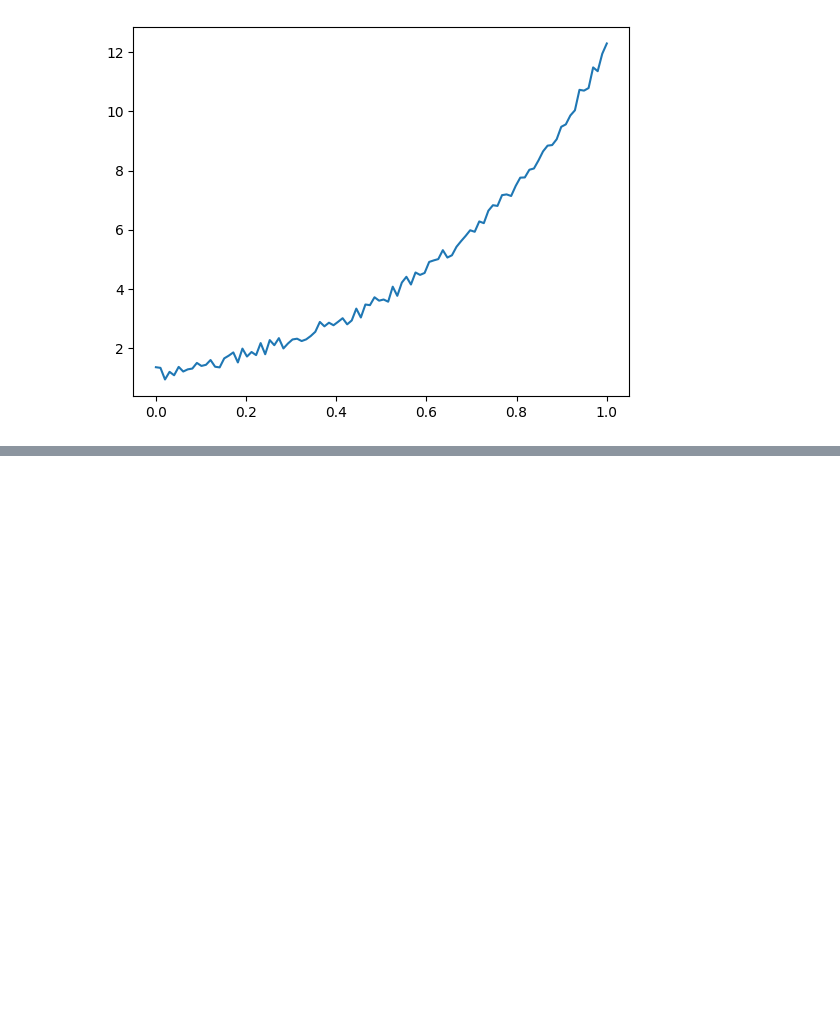
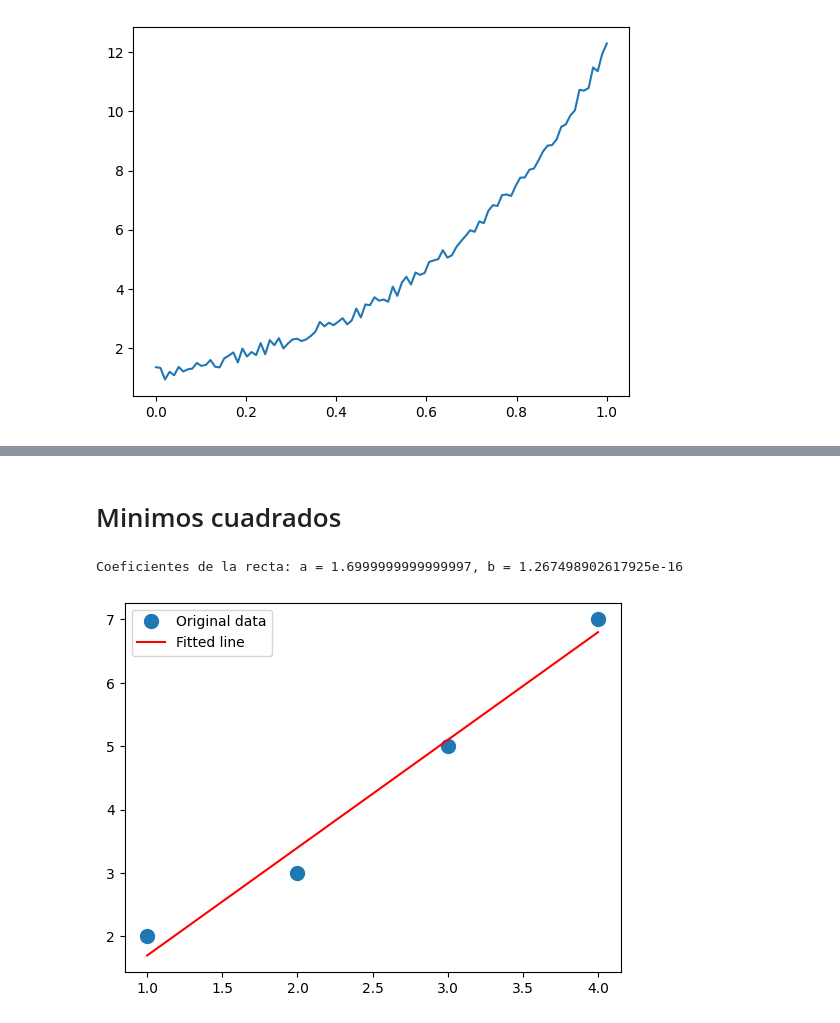
Before and after one commit to thsergitox/Numerico, a Jupyter notebook: sistemas_lineales.ipynb, the cells around one changed output, grey strips where cells are left out. Drawn from its saved outputs; the diff is of its cells as text; code cells hidden in the pictures; blank space fills up the shorter version.

```diff
--- a/sistemas_lineales.ipynb
+++ b/sistemas_lineales.ipynb
@@ -310,0 +388,27 @@ plt.show()
+# %% [markdown]
+# Minimos cuadrados
+# %%
+import numpy as np
+
+def least_squares_fit(x, y):
+    A = np.vstack([x, np.ones(len(x))]).T
+    b = y
+    coefficients = np.linalg.lstsq(A, b, rcond=None)[0]
+    return coefficients
+
+# Datos
+x = np.array([1, 2, 3, 4])
+y = np.array([2, 3, 5, 7])
+
+# Calcular los coeficientes de la recta
+a, b = least_squares_fit(x, y)
+
+print(f"Coeficientes de la recta: a = {a}, b = {b}")
+import matplotlib.pyplot as plt
+plt.plot(x, y, 'o', label='Original data', markersize=10)
+plt.plot(x, a*x + b, 'r', label='Fitted line')
+plt.legend()
+plt.show()
+# %% [output]
+Coeficientes de la recta: a = 1.6999999999999997, b = 1.267498902617925e-16
+[figure, added]
```
Also changed, not shown: parts of 5 cells of this notebook, 2 other files.
